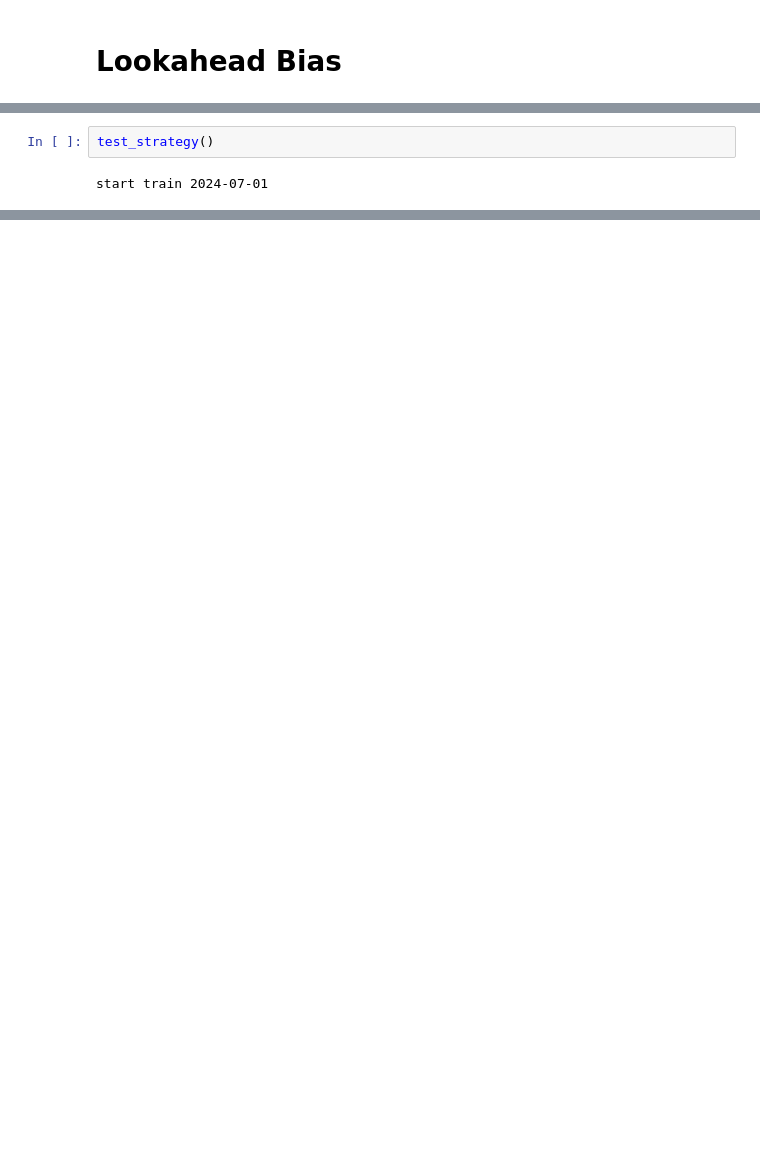
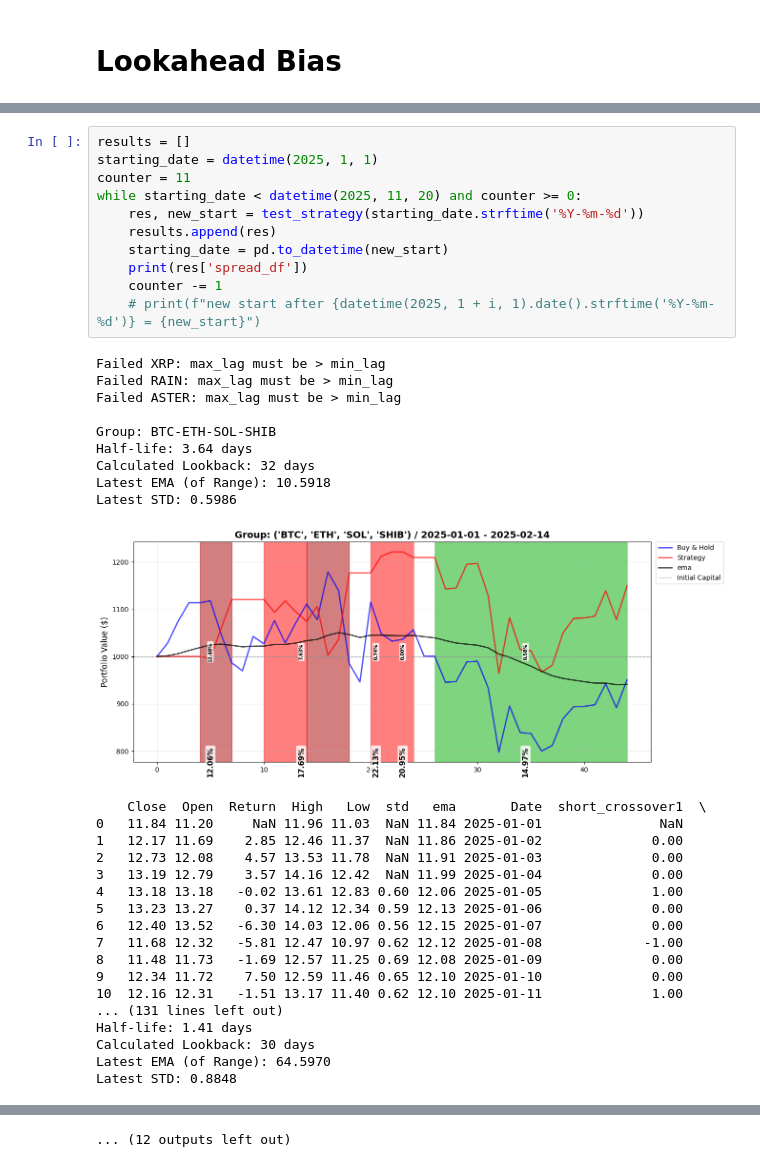
Before and after one commit to AminFiroozi/TA-HW4, a Jupyter notebook: HW4-401521471-AminFiroozi.ipynb, the cells around one changed output, grey strips where cells are left out. Drawn from its saved outputs; the diff is of its cells as text; blank space fills up the shorter version.

```diff
--- a/HW4-401521471-AminFiroozi.ipynb
+++ b/HW4-401521471-AminFiroozi.ipynb
@@ -1267,4 +1288,39 @@ def test_strategy(start_date: str = "2025-01-01", end_date: str = "2025-02-01"):
 # %%
-test_strategy()
+results = []
+starting_date = datetime(2025, 1, 1)
+counter = 11
+while starting_date < datetime(2025, 11, 20) and counter >= 0:
+    res, new_start = test_strategy(starting_date.strftime('%Y-%m-%d'))
+    results.append(res)
+    starting_date = pd.to_datetime(new_start)
+    print(res['spread_df'])
+    counter -= 1
+    # print(f"new start after {datetime(2025, 1 + i, 1).date().strftime('%Y-%m-%d')} = {new_start}")
 # %% [output]
-start train 2024-07-01
+Failed XRP: max_lag must be > min_lag
+Failed RAIN: max_lag must be > min_lag
+Failed ASTER: max_lag must be > min_lag
+
+Group: BTC-ETH-SOL-SHIB
+Half-life: 3.64 days
+Calculated Lookback: 32 days
+Latest EMA (of Range): 10.5918
+Latest STD: 0.5986
+[figure, added]
+    Close  Open  Return  High   Low  std   ema       Date  short_crossover1  \
+0   11.84 11.20     NaN 11.96 11.03  NaN 11.84 2025-01-01               NaN
+1   12.17 11.69    2.85 12.46 11.37  NaN 11.86 2025-01-02              0.00
+2   12.73 12.08    4.57 13.53 11.78  NaN 11.91 2025-01-03              0.00
+3   13.19 12.79    3.57 14.16 12.42  NaN 11.99 2025-01-04              0.00
+4   13.18 13.18   -0.02 13.61 12.83 0.60 12.06 2025-01-05              1.00
+5   13.23 13.27    0.37 14.12 12.34 0.59 12.13 2025-01-06              0.00
+6   12.40 13.52   -6.30 14.03 12.06 0.56 12.15 2025-01-07              0.00
+7   11.68 12.32   -5.81 12.47 10.97 0.62 12.12 2025-01-08             -1.00
+8   11.48 11.73   -1.69 12.57 11.25 0.69 12.08 2025-01-09              0.00
+9   12.34 11.72    7.50 12.59 11.46 0.65 12.10 2025-01-10              0.00
+10  12.16 12.31   -1.51 13.17 11.40 0.62 12.10 2025-01-11              1.00
+... (131 lines left out)
+Half-life: 1.41 days
+Calculated Lookback: 30 days
+Latest EMA (of Range): 64.5970
+Latest STD: 0.8848
@@ -1270,0 +1400 @@ start train 2024-07-01
+... (12 outputs left out)
```
Also changed, not shown: parts of 5 cells of this notebook.
